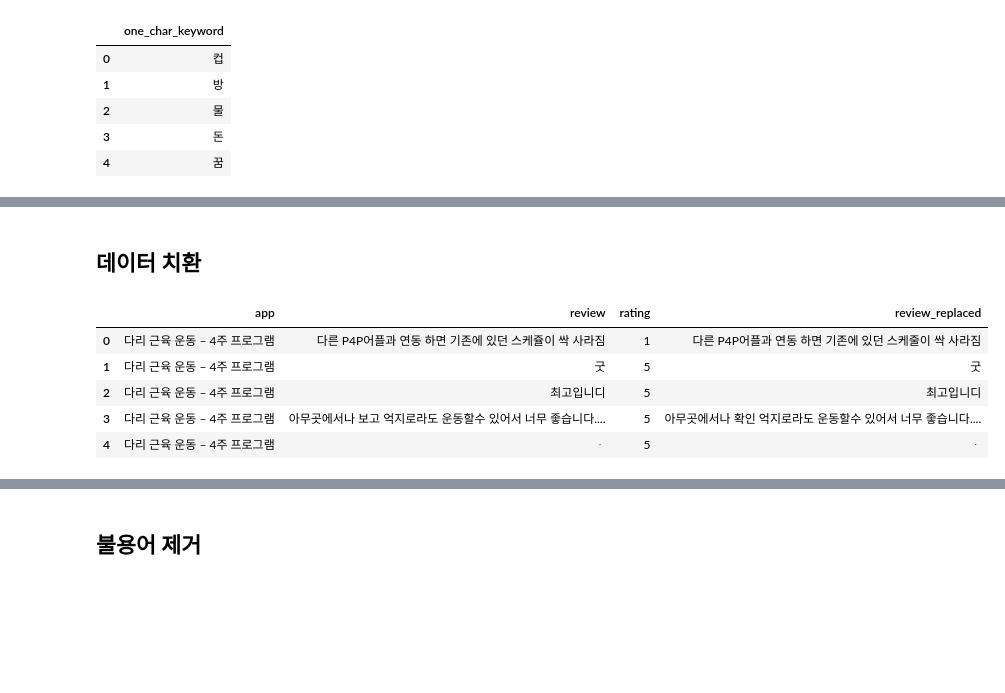
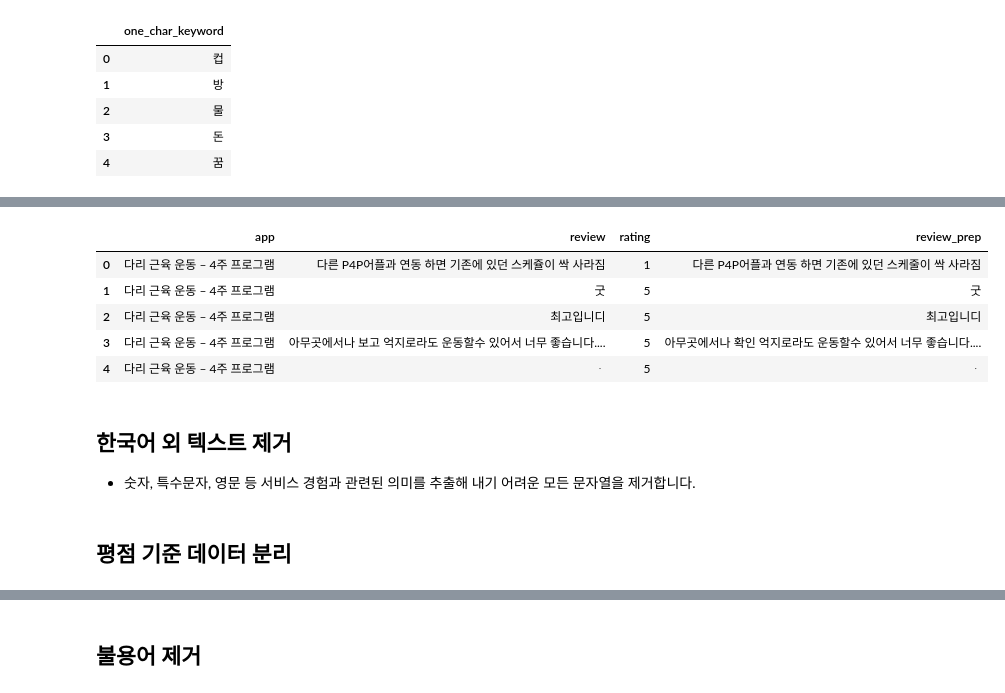
Before and after one commit to park-gb/mHealthApp-review-textmining, a Jupyter notebook: mHeatlhApp-review-textmining1.ipynb, the cells around one changed output, grey strips where cells are left out. Cells and saved outputs as stored; diff of their text form; code cells hidden in the pictures; blank space fills up the shorter version.

```diff
--- a/mHeatlhApp-review-textmining1.ipynb
+++ b/mHeatlhApp-review-textmining1.ipynb
@@ -130,0 +181,18 @@ one_char_keyword.head()
+# %%
+dataset['review_prep'] = ''
+review_replaced_list = []
+for review in tqdm(dataset['review']):
+    review_replaced = replace_word(str(review)) # 문자열 데이터 변환
+    review_replaced_list.append(review_replaced)
+dataset['review_prep'] = review_replaced_list
+dataset.head()
+# %% [output]
+|  | app | review | rating | review_prep |
+| 0 | 다리 근육 운동 – 4주 프로그램 | 다른 P4P어플과 연동 하면 기존에 있던 스케쥴이 싹 사라짐 | 1 | 다른 P4P어플과 연동 하면 기존에 있던 스케줄이 싹 사라짐 |
+| 1 | 다리 근육 운동 – 4주 프로그램 | 굿 | 5 | 굿 |
+| 2 | 다리 근육 운동 – 4주 프로그램 | 최고입니디 | 5 | 최고입니디 |
+| 3 | 다리 근육 운동 – 4주 프로그램 | 아무곳에서나 보고 억지로라도 운동할수 있어서 너무 좋습니다.... | 5 | 아무곳에서나 확인 억지로라도 운동할수 있어서 너무 좋습니다.... |
+| 4 | 다리 근육 운동 – 4주 프로그램 | ᆞ | 5 | ᆞ |
+# %% [markdown]
+## 한국어 외 텍스트 제거
+- 숫자, 특수문자, 영문 등 서비스 경험과 관련된 의미를 추출해 내기 어려운 모든 문자열을 제거합니다.
@@ -131,2 +202,2 @@ one_char_keyword.head()
 # %% [markdown]
-## 데이터 치환
+## 평점 기준 데이터 분리
@@ -144,15 +203,0 @@ def replace_word(review):
-# %%
-dataset['review_replaced'] = ''
-review_replaced_list = []
-for review in tqdm(dataset['review']):
-    review_replaced = replace_word(str(review)) # 문자열 데이터 변환
-    replaced_review_list.append(review_replaced)
-dataset['review_replaced'] = review_replaced_list
-dataset.head()
-# %% [output]
-|  | app | review | rating | review_replaced |
-| 0 | 다리 근육 운동 – 4주 프로그램 | 다른 P4P어플과 연동 하면 기존에 있던 스케쥴이 싹 사라짐 | 1 | 다른 P4P어플과 연동 하면 기존에 있던 스케줄이 싹 사라짐 |
-| 1 | 다리 근육 운동 – 4주 프로그램 | 굿 | 5 | 굿 |
-| 2 | 다리 근육 운동 – 4주 프로그램 | 최고입니디 | 5 | 최고입니디 |
-| 3 | 다리 근육 운동 – 4주 프로그램 | 아무곳에서나 보고 억지로라도 운동할수 있어서 너무 좋습니다.... | 5 | 아무곳에서나 확인 억지로라도 운동할수 있어서 너무 좋습니다.... |
-| 4 | 다리 근육 운동 – 4주 프로그램 | ᆞ | 5 | ᆞ |
```
Also changed, not shown: parts of 36 cells of this notebook, 6 other files.
